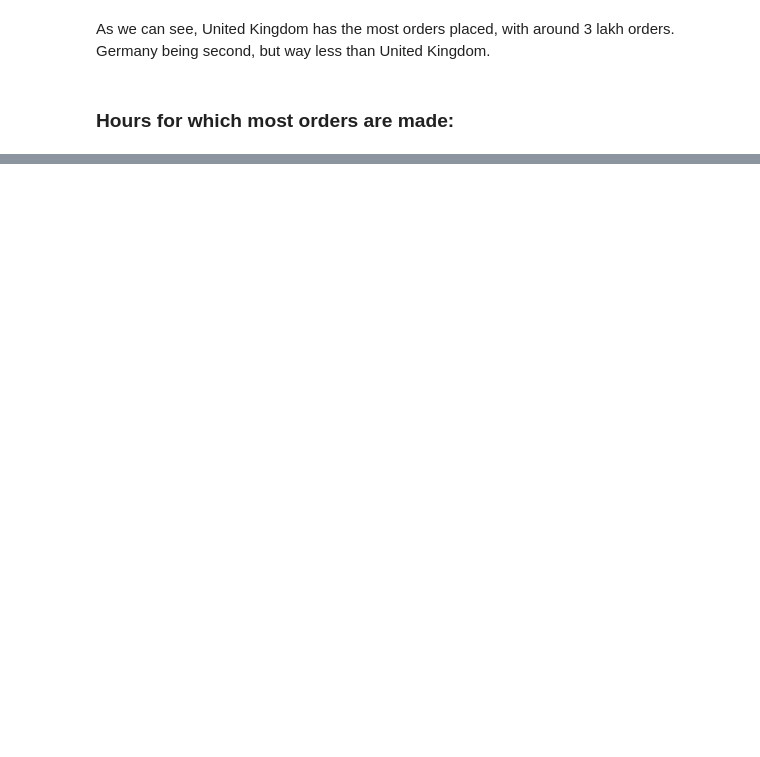
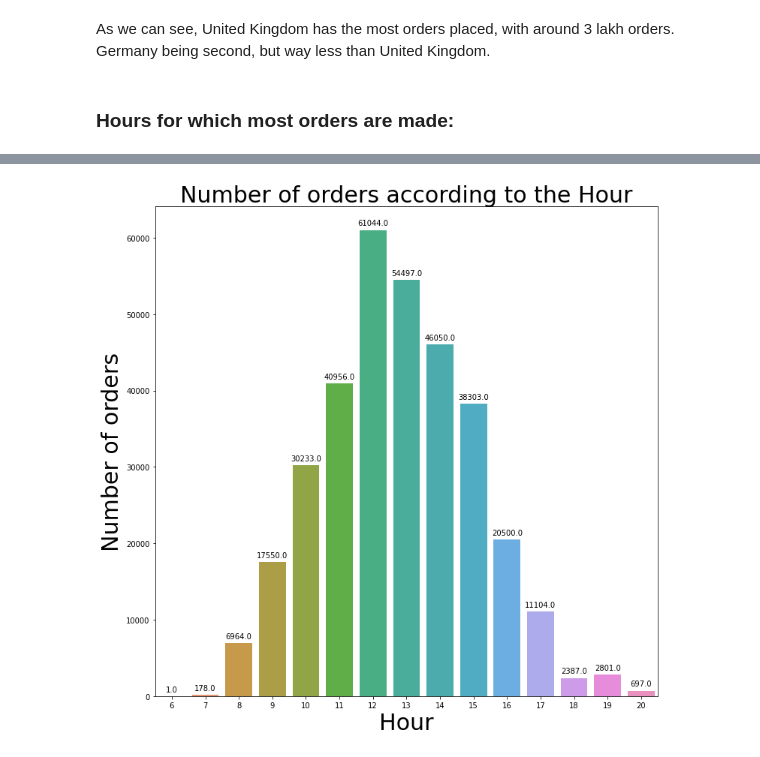
Before and after one commit to Syed-Adnan-S/Online-Retail-Customer-Segmentation, a Jupyter notebook: Online_Retail_Customer_Segmentation_Capstone_Project.ipynb, the cells around one changed output, grey strips where cells are left out. Cells and saved outputs as stored; diff of their text form; code cells hidden in the pictures; blank space fills up the shorter version.

```diff
--- a/Online_Retail_Customer_Segmentation_Capstone_Project.ipynb
+++ b/Online_Retail_Customer_Segmentation_Capstone_Project.ipynb
@@ -528,0 +457,10 @@ cs_df.head()
+# %%
+#Getting the number of orders for each hour
+hour_df = cs_df['Hour'].value_counts().reset_index().sort_values(by='index')
+
+#Calling the visualisation function
+create_visualisation(data=hour_df,x='index',y='Hour',\
+                     title='Number of orders according to the Hour',\
+                     x_label='Hour',y_label='Number of orders',rotation=False)
+# %% [output]
+[figure, added]
```
Also changed, not shown: parts of 27 cells of this notebook.
